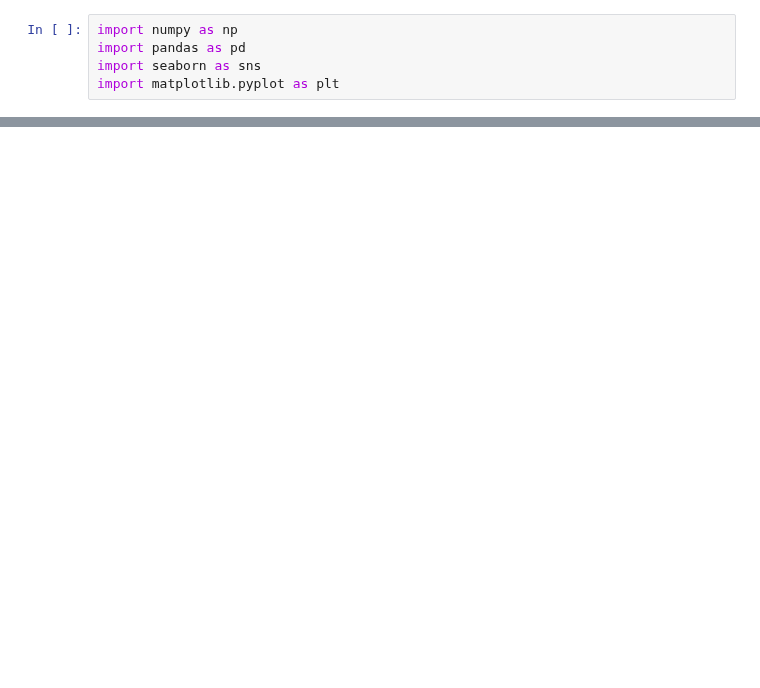
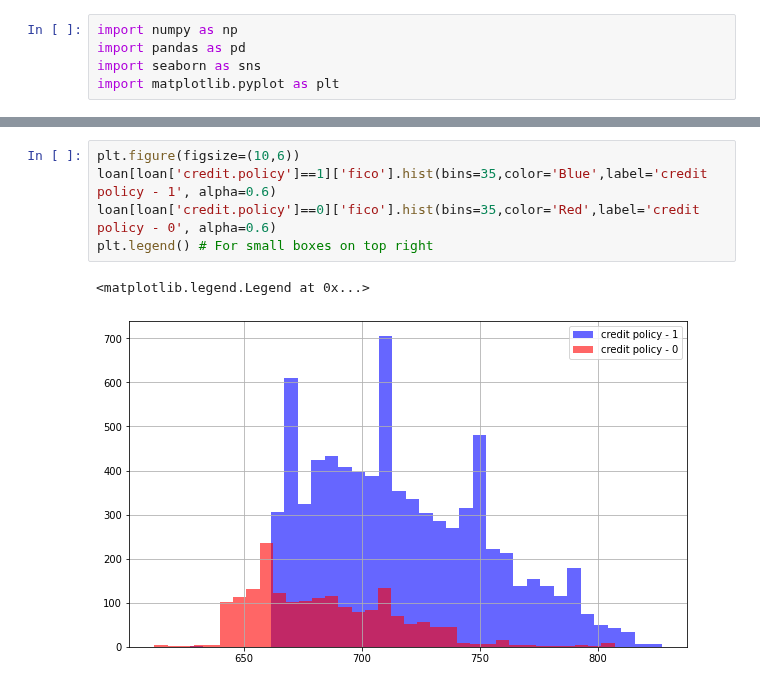
Before and after one commit to lovepreetmultani/python, a Jupyter notebook: Loan_Detection_Random_Tree_project.ipynb, the cells around one changed output, grey strips where cells are left out. Saved outputs shown, nothing was run; the diff lists cells and outputs as text; blank space fills up the shorter version.

```diff
--- a/Loan_Detection_Random_Tree_project.ipynb
+++ b/Loan_Detection_Random_Tree_project.ipynb
@@ -56,0 +59,8 @@ loan.describe()
+# %%
+plt.figure(figsize=(10,6))
+loan[loan['credit.policy']==1]['fico'].hist(bins=35,color='Blue',label='credit policy - 1', alpha=0.6)
+loan[loan['credit.policy']==0]['fico'].hist(bins=35,color='Red',label='credit policy - 0', alpha=0.6)
+plt.legend() # For small boxes on top right
+# %% [output]
+<matplotlib.legend.Legend at 0x...>
+[figure, added]
```
Also changed, not shown: parts of 14 cells of this notebook.
